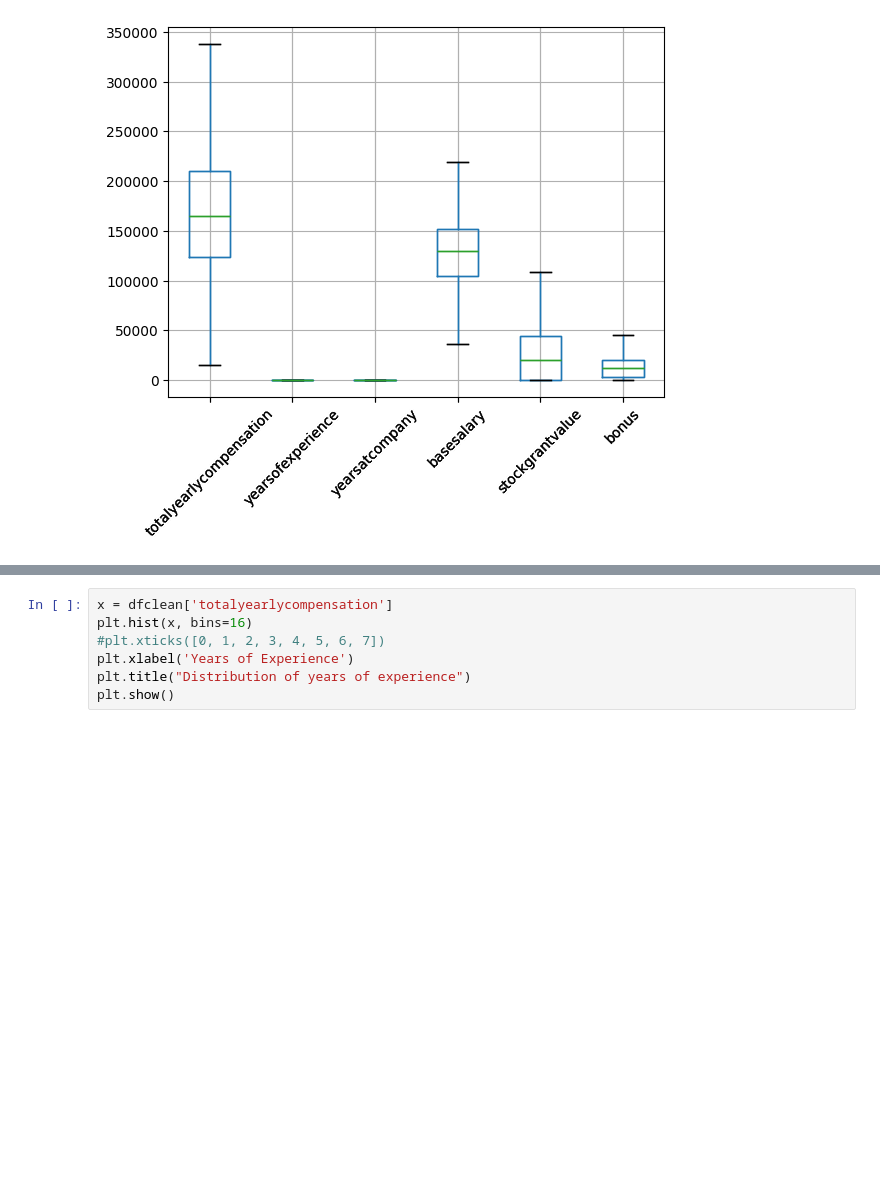
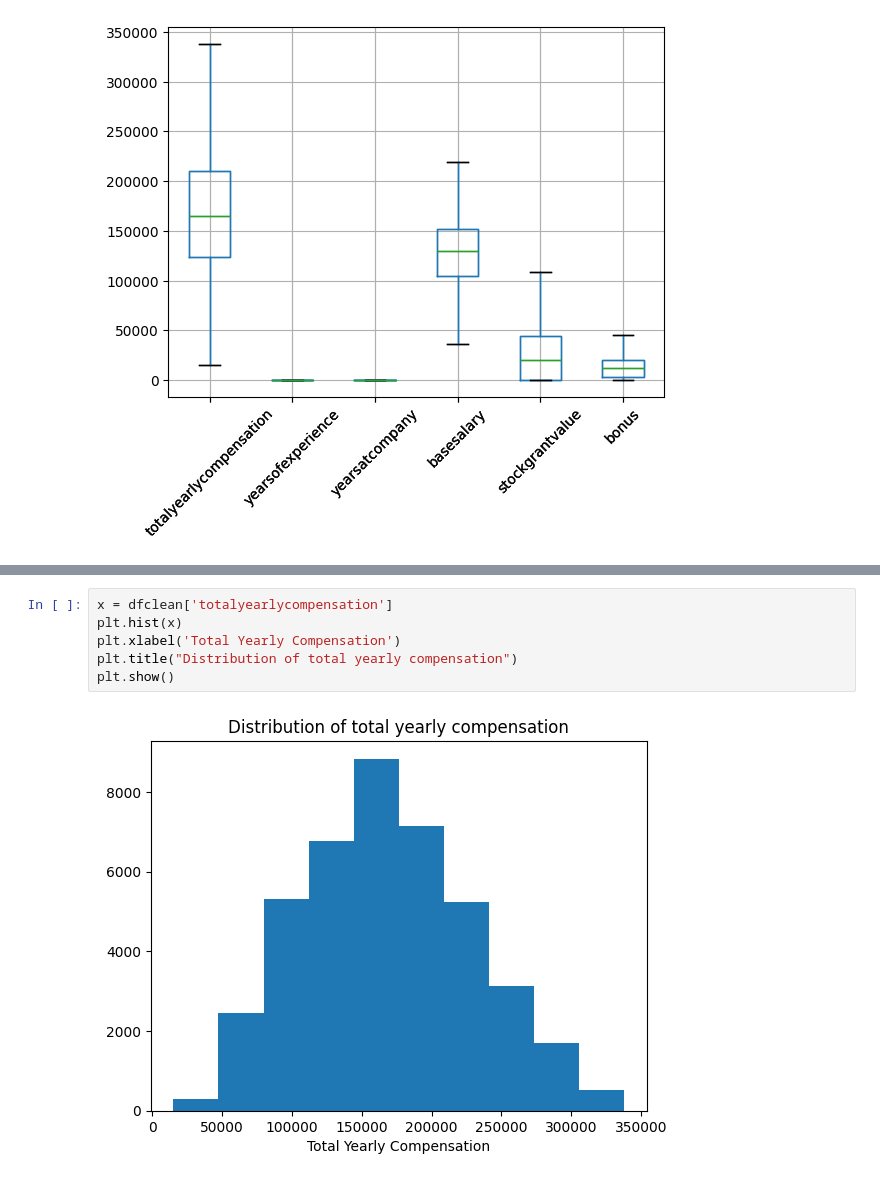
Before and after one commit to drakonic-fury/DTSC-2302-FP, a Jupyter notebook: project.ipynb, the cells around one changed output, grey strips where cells are left out. Saved outputs shown, nothing was run; the diff lists cells and outputs as text; blank space fills up the shorter version.

```diff
--- a/project.ipynb
+++ b/project.ipynb
@@ -134,7 +134,8 @@ plt.show()
 # %%
 x = dfclean['totalyearlycompensation']
-plt.hist(x, bins=16)
-#plt.xticks([0, 1, 2, 3, 4, 5, 6, 7])
-plt.xlabel('Years of Experience')
-plt.title("Distribution of years of experience")
+plt.hist(x)
+plt.xlabel('Total Yearly Compensation')
+plt.title("Distribution of total yearly compensation")
 plt.show()
+# %% [output]
+[figure, added]
```
Also changed, not shown: parts of 2 cells of this notebook.
